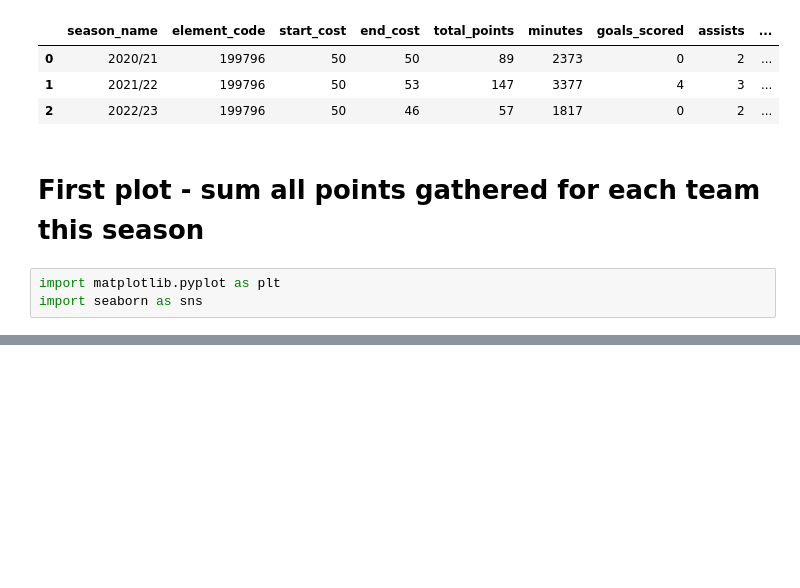
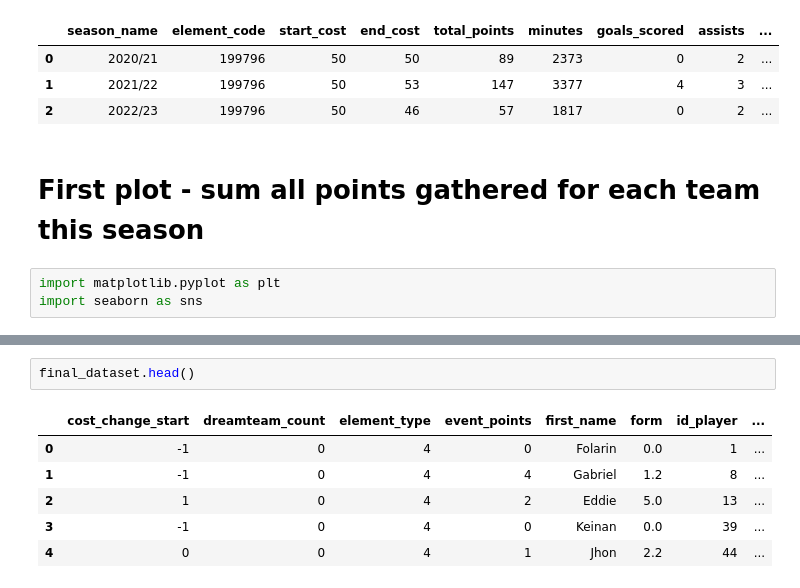
Before and after one commit to JedrzejSarna/fpl_analysis, a Jupyter notebook: FPL_analysis.ipynb, the cells around one changed output, grey strips where cells are left out. Saved outputs shown, nothing was run; the diff lists cells and outputs as text; blank space fills up the shorter version.

```diff
--- a/FPL_analysis.ipynb
+++ b/FPL_analysis.ipynb
@@ -462,0 +459,9 @@ df
+# %%
+final_dataset.head()
+# %% [output]
+|  | cost_change_start | dreamteam_count | element_type | event_points | first_name | form | id_player | ... |
+| 0 | -1 | 0 | 4 | 0 | Folarin | 0.0 | 1 | ... |
+| 1 | -1 | 0 | 4 | 4 | Gabriel | 1.2 | 8 | ... |
+| 2 | 1 | 0 | 4 | 2 | Eddie | 5.0 | 13 | ... |
+| 3 | -1 | 0 | 4 | 0 | Keinan | 0.0 | 39 | ... |
+| 4 | 0 | 0 | 4 | 1 | Jhon | 2.2 | 44 | ... |
```
Also changed, not shown: parts of 11 cells of this notebook, 1 other file.
